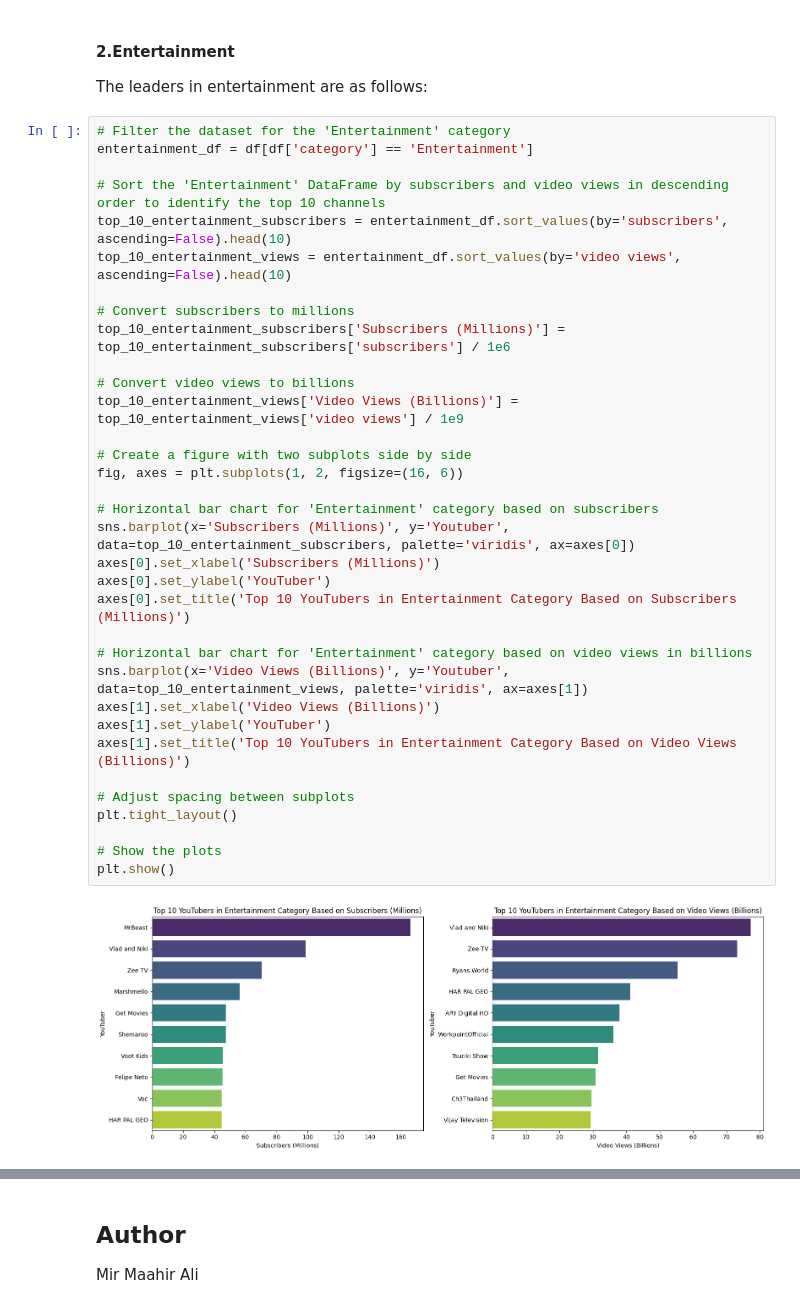
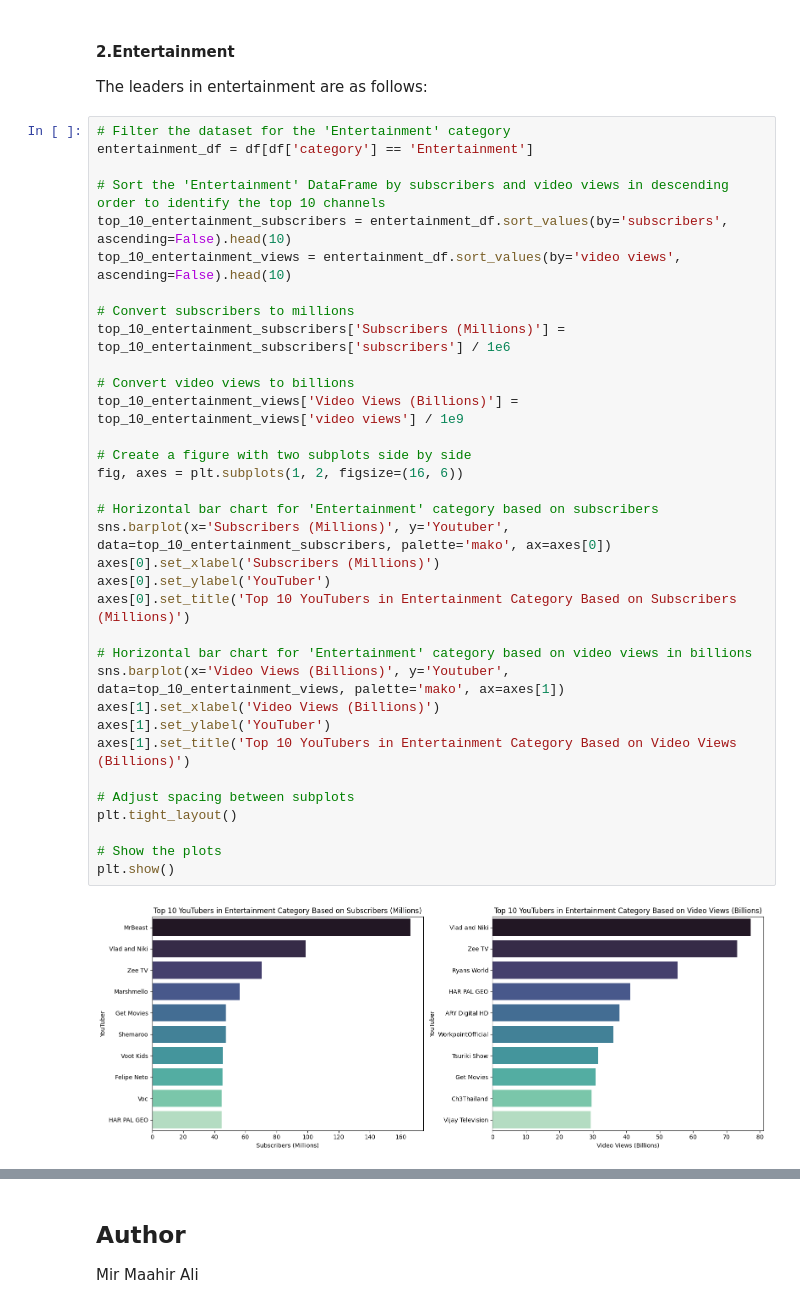
Before and after one commit to codemaahir/YouTube-Category-Insights-2023, a Jupyter notebook: yt_insights.ipynb, the cells around one changed output, grey strips where cells are left out. Cells and saved outputs as stored; diff of their text form.

```diff
--- a/yt_insights.ipynb
+++ b/yt_insights.ipynb
@@ -225,34 +227,34 @@ entertainment_df = df[df['category'] == 'Entertainment']
 
 # Sort the 'Entertainment' DataFrame by subscribers and video views in descending order to identify the top 10 channels
 top_10_entertainment_subscribers = entertainment_df.sort_values(by='subscribers', ascending=False).head(10)
 top_10_entertainment_views = entertainment_df.sort_values(by='video views', ascending=False).head(10)
 
 # Convert subscribers to millions
 top_10_entertainment_subscribers['Subscribers (Millions)'] = top_10_entertainment_subscribers['subscribers'] / 1e6
 
 # Convert video views to billions
 top_10_entertainment_views['Video Views (Billions)'] = top_10_entertainment_views['video views'] / 1e9
 
 # Create a figure with two subplots side by side
 fig, axes = plt.subplots(1, 2, figsize=(16, 6))
 
 # Horizontal bar chart for 'Entertainment' category based on subscribers
-sns.barplot(x='Subscribers (Millions)', y='Youtuber', data=top_10_entertainment_subscribers, palette='viridis', ax=axes[0])
+sns.barplot(x='Subscribers (Millions)', y='Youtuber', data=top_10_entertainment_subscribers, palette='mako', ax=axes[0])
 axes[0].set_xlabel('Subscribers (Millions)')
 axes[0].set_ylabel('YouTuber')
 axes[0].set_title('Top 10 YouTubers in Entertainment Category Based on Subscribers (Millions)')
 
 # Horizontal bar chart for 'Entertainment' category based on video views in billions
-sns.barplot(x='Video Views (Billions)', y='Youtuber', data=top_10_entertainment_views, palette='viridis', ax=axes[1])
+sns.barplot(x='Video Views (Billions)', y='Youtuber', data=top_10_entertainment_views, palette='mako', ax=axes[1])
 axes[1].set_xlabel('Video Views (Billions)')
 axes[1].set_ylabel('YouTuber')
 axes[1].set_title('Top 10 YouTubers in Entertainment Category Based on Video Views (Billions)')
 
 # Adjust spacing between subplots
 plt.tight_layout()
 
 # Show the plots
 plt.show()
 # %% [output]
-[figure, old version]
+[figure, new version]
 # %% [markdown]
```
Also changed, not shown: parts of 4 cells of this notebook.
